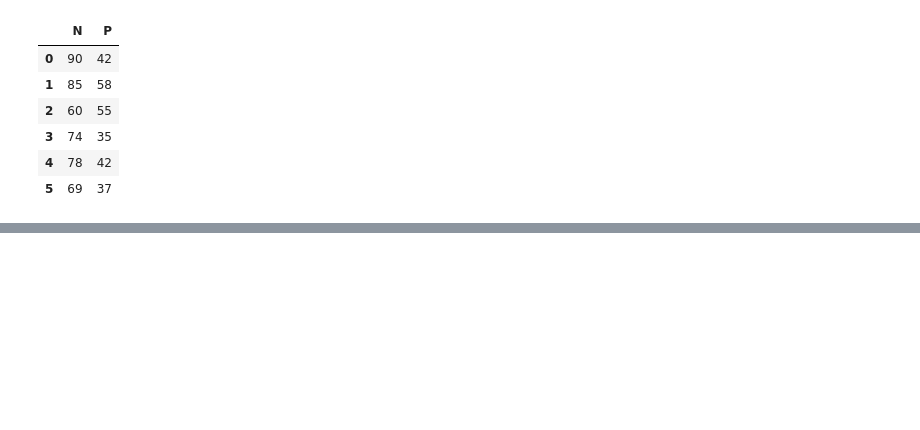
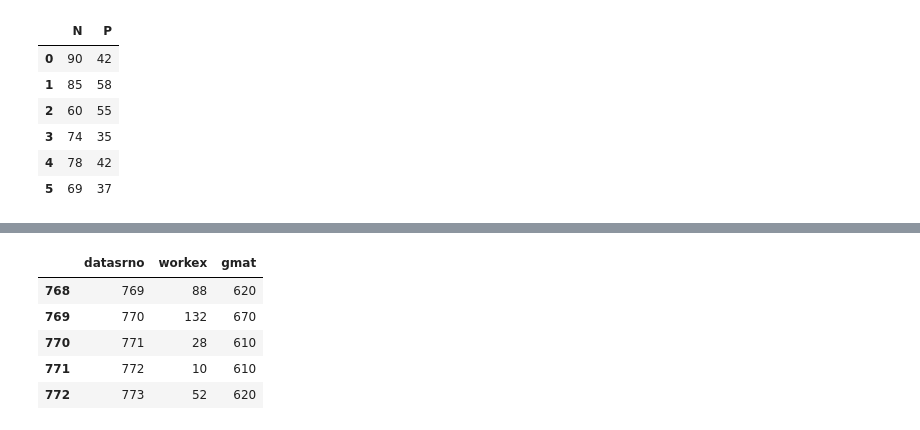
Before and after one commit to Emmanuelmitra/Python-class-code-, a Jupyter notebook: class_10_12_python.ipynb, the cells around one changed output, grey strips where cells are left out. Cells and saved outputs as stored; diff of their text form; code cells hidden in the pictures; blank space fills up the shorter version.

```diff
--- a/class_10_12_python.ipynb
+++ b/class_10_12_python.ipynb
@@ -1316,0 +1332,9 @@ df.loc[0:5,['N',"P"]]
+# %%
+df.tail()
+# %% [output]
+|  | datasrno | workex | gmat |
+| 768 | 769 | 88 | 620 |
+| 769 | 770 | 132 | 670 |
+| 770 | 771 | 28 | 610 |
+| 771 | 772 | 10 | 610 |
+| 772 | 773 | 52 | 620 |
```
Also changed, not shown: parts of 79 cells of this notebook.
